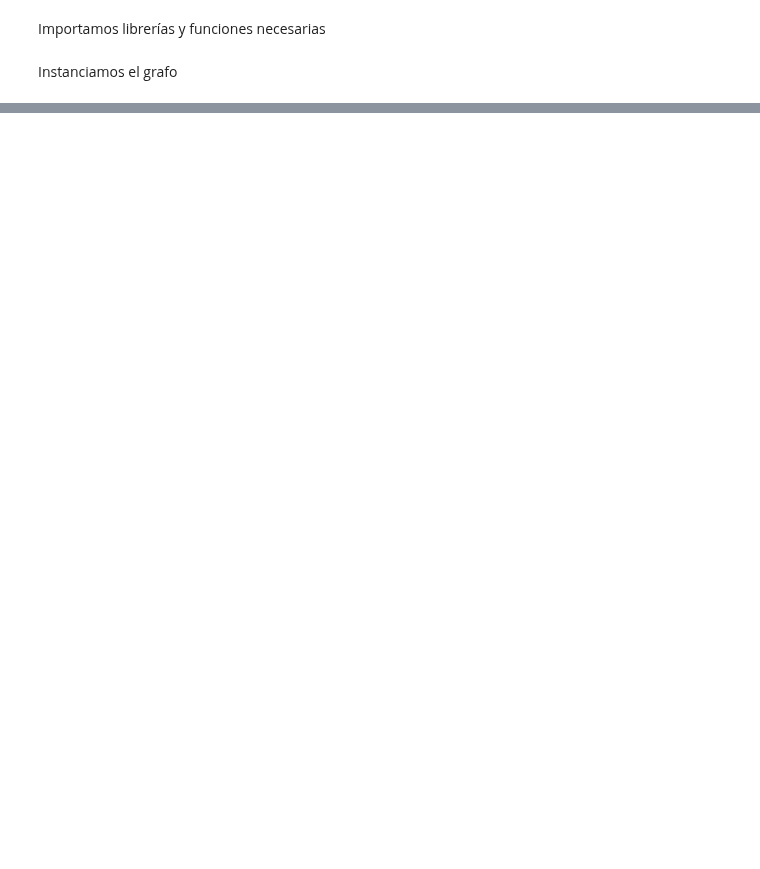
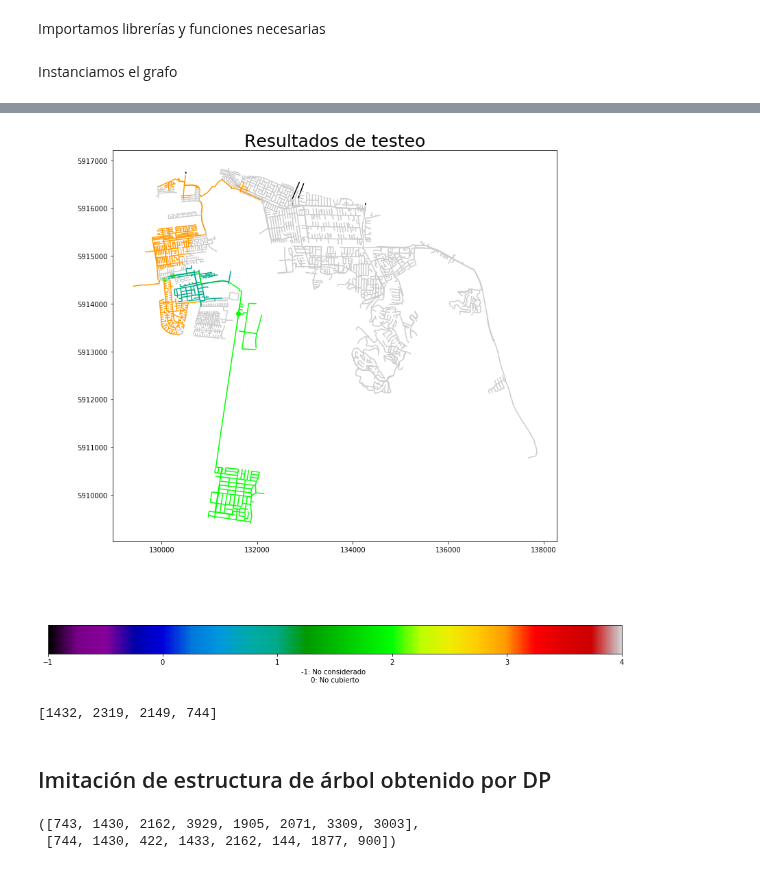
Before and after one commit to josebaboun/Alcantarillado-COVID, a Jupyter notebook: Otros archivos/Programacion_lineal.ipynb, the cells around one changed output, grey strips where cells are left out. Cells and saved outputs as stored; diff of their text form; code cells hidden in the pictures; blank space fills up the shorter version.

```diff
--- a/Otros archivos/Programacion_lineal.ipynb
+++ b/Otros archivos/Programacion_lineal.ipynb
@@ -13,5 +14,17 @@ from ipynb.fs.full.Visualizaciones import *
 # %%
 from gurobipy import *
 import random
+# %%
+def find_order(G, V, sample, s):
+    ans = []; Q = deque([]); Q.append(s)
+    while Q:
+        u = Q.popleft()
+        if u in sample:
+            ans.append(u)
+            sample.remove(u)
+        for v in G.predecessors(u):
+            if not V[v]:
+                Q.append(v)
+    return ans
 # %% [markdown]
 Instanciamos el grafo
@@ -92,0 +108,10 @@ model.optimize()
+# %%
+T = nx.DiGraph()
+max_depth = 15
+T = Tree.subgraph([node for node in list(Tree.nodes()) if nx.shortest_path_length(Tree, source = node, target = 744) <= max_depth])
+k = 5
+root = 744
+K_ = list(range(1, k + 1))
+V = list(T.nodes())
+N = len(V)
+print(f'{N} nodos en el grafo')
@@ -92,0 +248,11 @@ model.optimize()
+# %%
+close = [node for node in list(Tree.nodes()) if nx.shortest_path_length(Tree, source = node, target = 744) <= max_depth]
+V_ = [0 if node in close else 1 for node in range(len(Tree.nodes()))]
+points = find_order(Tree, [0] * 500 * N, [744, 1430, 1433, 422], 744)[::-1]
+plot_sample_no_intersections(Tree, V_, points, geometry, _id, 'IP')
+# %% [output]
+[figure, added]
+# %%
+find_order(T, [0] * 500 * N, [744, 2149, 1432, 2319], 744)[::-1]
+# %% [output]
+[1432, 2319, 2149, 744]
@@ -92,0 +272,2 @@ model.optimize()
+# %% [markdown]
+## Imitación de estructura de árbol obtenido por DP
@@ -92,0 +283,6 @@ model.optimize()
+# %%
+dp = [744, 1430, 422, 1433, 2162, 144, 1877, 900]
+nodes, dp
+# %% [output]
+([743, 1430, 2162, 3929, 1905, 2071, 3309, 3003],
+ [744, 1430, 422, 1433, 2162, 144, 1877, 900])
```
Also changed, not shown: parts of 35 cells of this notebook, 10 other files.
